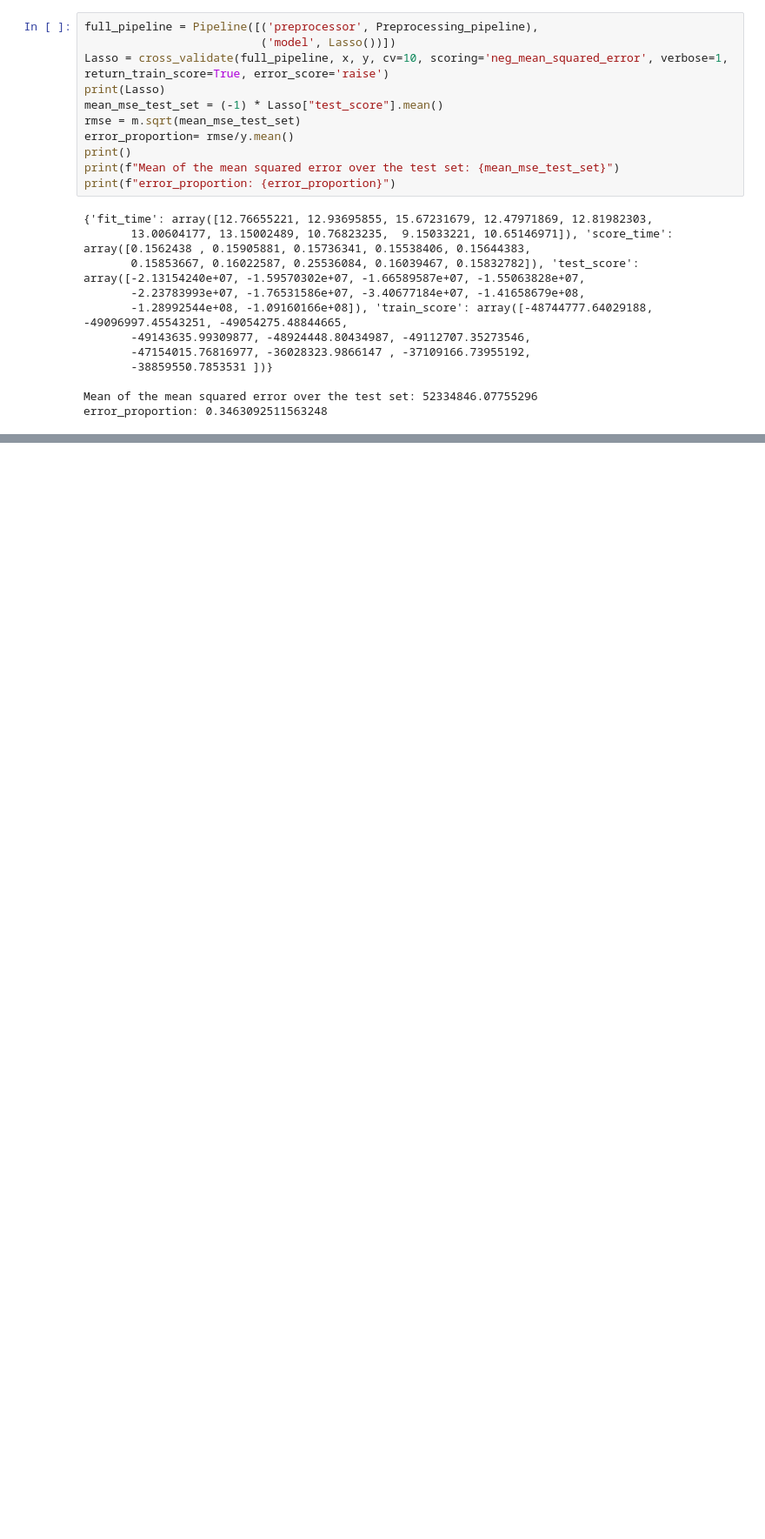
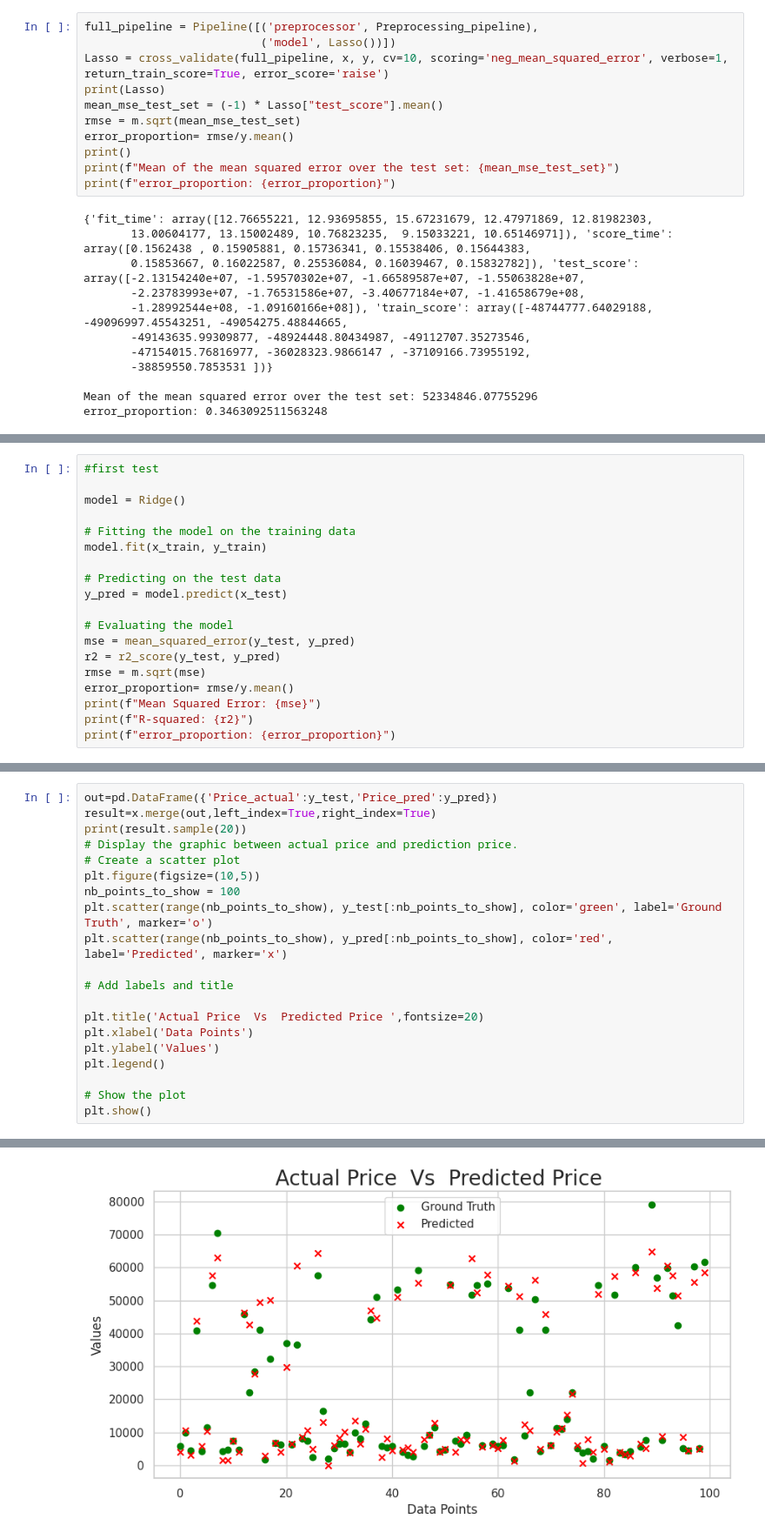
Before and after one commit to ZakariaSoukrat/SkyForcasters, a Jupyter notebook: Projet_AAA_.ipynb, the cells around one changed output, grey strips where cells are left out. Shown at 87% size. Cells and saved outputs as stored; diff of their text form; blank space fills up the shorter version.

```diff
--- a/Projet_AAA_.ipynb
+++ b/Projet_AAA_.ipynb
@@ -869,0 +872,19 @@ r2_ExtraTreeRegressor["test_score"].mean()
+# %%
+#first test
+
+model = Ridge()
+
+# Fitting the model on the training data
+model.fit(x_train, y_train)
+
+# Predicting on the test data
+y_pred = model.predict(x_test)
+
+# Evaluating the model
+mse = mean_squared_error(y_test, y_pred)
+r2 = r2_score(y_test, y_pred)
+rmse = m.sqrt(mse)
+error_proportion= rmse/y.mean()
+print(f"Mean Squared Error: {mse}")
+print(f"R-squared: {r2}")
+print(f"error_proportion: {error_proportion}")
@@ -869,0 +895,21 @@ r2_ExtraTreeRegressor["test_score"].mean()
+# %%
+out=pd.DataFrame({'Price_actual':y_test,'Price_pred':y_pred})
+result=x.merge(out,left_index=True,right_index=True)
+print(result.sample(20))
+# Display the graphic between actual price and prediction price.
+# Create a scatter plot
+plt.figure(figsize=(10,5))
+nb_points_to_show = 100
+plt.scatter(range(nb_points_to_show), y_test[:nb_points_to_show], color='green', label='Ground Truth', marker='o')
+plt.scatter(range(nb_points_to_show), y_pred[:nb_points_to_show], color='red', label='Predicted', marker='x')
+
+# Add labels and title
+
+plt.title('Actual Price  Vs  Predicted Price ',fontsize=20)
+plt.xlabel('Data Points')
+plt.ylabel('Values')
+plt.legend()
+
+# Show the plot
+plt.show()
+# %% [output]
@@ -870 +933,2 @@ r2_ExtraTreeRegressor["test_score"].mean()
+[figure, added]
 # %%
```
Also changed, not shown: parts of 18 cells of this notebook.
